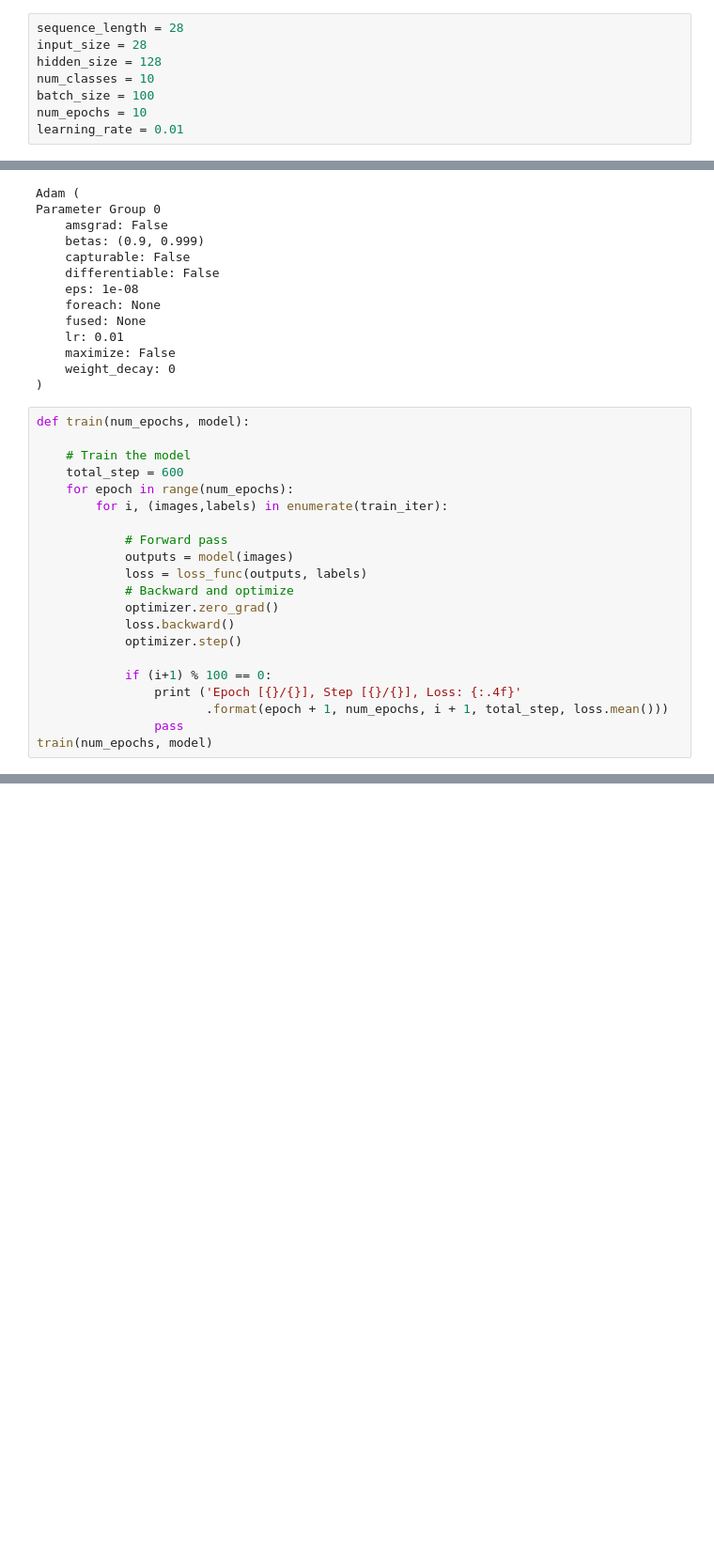
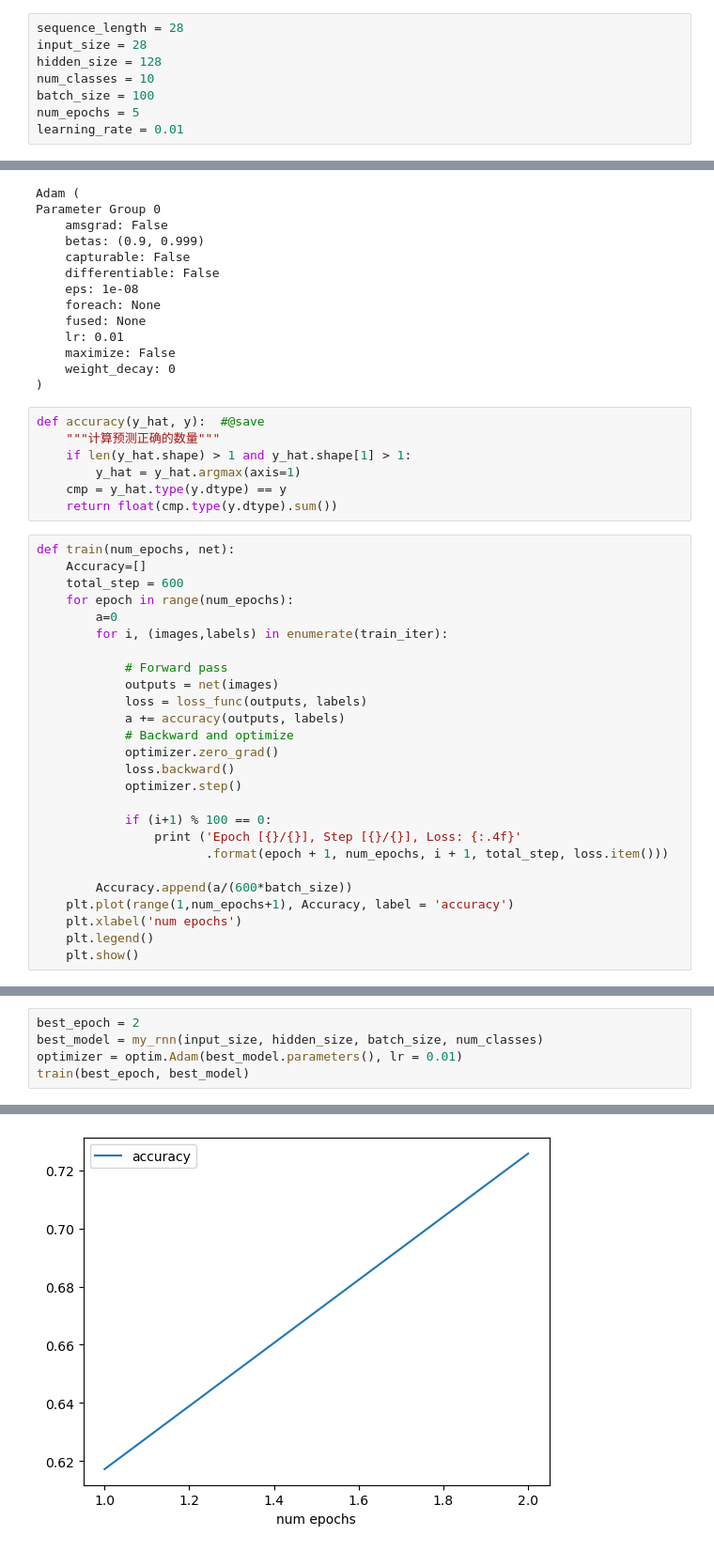
Before and after one commit to YukiNasumi/Dian_AI_Algorithm, a Jupyter notebook: test2.ipynb, the cells around one changed output, grey strips where cells are left out. Shown: that part at 94% size. Cells and saved outputs as stored; diff of their text form; blank space fills up the shorter version.

```diff
--- a/test2.ipynb
+++ b/test2.ipynb
@@ -24,5 +24,5 @@ input_size = 28
 hidden_size = 128
 num_classes = 10
 batch_size = 100
-num_epochs = 10
+num_epochs = 5
 learning_rate = 0.01
@@ -84,17 +76,25 @@ Parameter Group 0
     maximize: False
     weight_decay: 0
 )
+# %%
+def accuracy(y_hat, y):  #@save
+    """计算预测正确的数量"""
+    if len(y_hat.shape) > 1 and y_hat.shape[1] > 1:
+        y_hat = y_hat.argmax(axis=1)
+    cmp = y_hat.type(y.dtype) == y
+    return float(cmp.type(y.dtype).sum())
 # %%
-def train(num_epochs, model):
-
-    # Train the model
+def train(num_epochs, net):
+    Accuracy=[]
     total_step = 600
     for epoch in range(num_epochs):
+        a=0
         for i, (images,labels) in enumerate(train_iter):
 
             # Forward pass
-            outputs = model(images)
+            outputs = net(images)
             loss = loss_func(outputs, labels)
+            a += accuracy(outputs, labels)
             # Backward and optimize
             optimizer.zero_grad()
             loss.backward()
@@ -102,6 +102,10 @@ def train(num_epochs, model):
 
             if (i+1) % 100 == 0:
                 print ('Epoch [{}/{}], Step [{}/{}], Loss: {:.4f}'
-                       .format(epoch + 1, num_epochs, i + 1, total_step, loss.mean()))
-                pass
-train(num_epochs, model)
+                       .format(epoch + 1, num_epochs, i + 1, total_step, loss.item()))
+
+        Accuracy.append(a/(600*batch_size))
+    plt.plot(range(1,num_epochs+1), Accuracy, label = 'accuracy')
+    plt.xlabel('num epochs')
+    plt.legend()
+    plt.show()
@@ -127,0 +154,6 @@ Epoch [10/10], Step [600/600], Loss: 0.6977
+# %%
+best_epoch = 2
+best_model = my_rnn(input_size, hidden_size, batch_size, num_classes)
+optimizer = optim.Adam(best_model.parameters(), lr = 0.01)
+train(best_epoch, best_model)
+# %% [output]
@@ -128 +172,2 @@ Epoch [10/10], Step [600/600], Loss: 0.6977
+[figure, added]
 # %%
```
Also changed, not shown: parts of 7 cells of this notebook, 7 other files.
